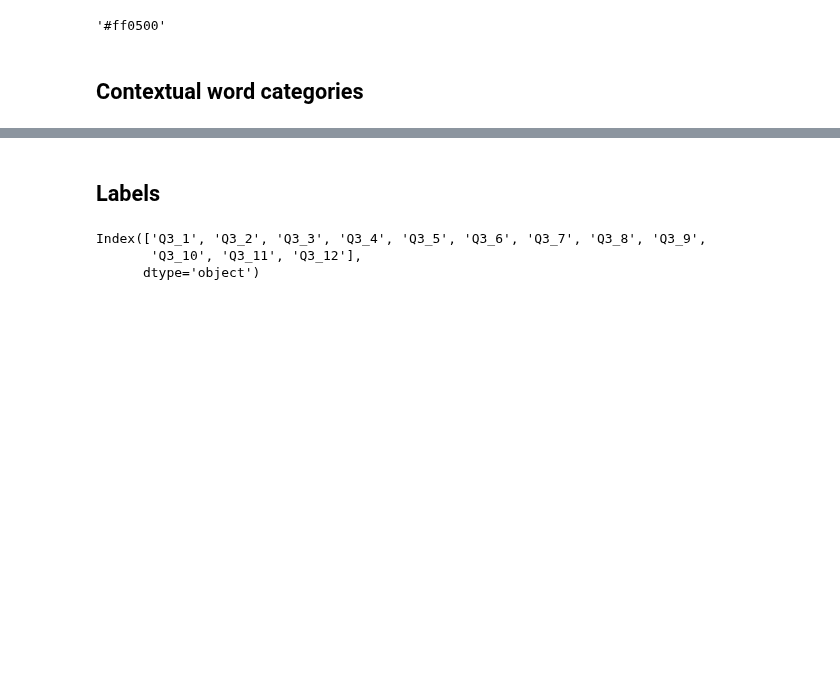
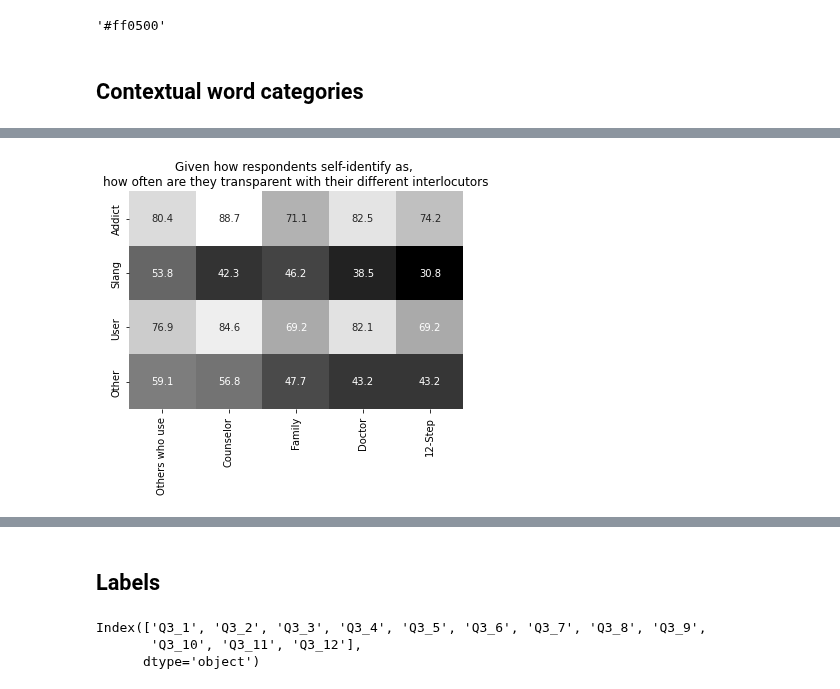
Before and after one commit to thorwhalen/likert, a Jupyter notebook: likert/examples/in_their_own_words/In their own words -- drug user self reference preferences.ipynb, the cells around one changed output, grey strips where cells are left out. Saved outputs shown, nothing was run; the diff lists cells and outputs as text; code cells hidden in the pictures; blank space fills up the shorter version.

Commit message:
feat: tables and data prep

```diff
--- a/likert/examples/in_their_own_words/In their own words -- drug user self reference preferences.ipynb
+++ b/likert/examples/in_their_own_words/In their own words -- drug user self reference preferences.ipynb
@@ -98,0 +34,3 @@ orig_shape
+# %%
+data, questions = get_data_and_questions()
+data.shape
@@ -105,8 +45,3 @@ Index(['SID', 'Q1', 'Q14', 'Q2_1', 'Q2_2', 'Q2_3', 'Q2_4', 'Q2_5', 'Q3_1',
        'Q6_6_TEXT', 'Q7', 'Q8', 'Education Number', 'Q9', 'Q10', 'Q11', 'Q12',
        'Q15', 'Education Number.1'],
       dtype='object')
-# %%
-if data.shape == orig_shape:
-    questions = data.iloc[0]
-    data.drop(axis=0, index=0, inplace=True)
-data.shape
@@ -667,0 +365,3 @@ plt.title("Percentage within term (not including self)");
+# %%
+n, missing, other_counts, term_counts, counts, total_counts, interlocutor_transparency_counts, interlocutor_total_counts, all_counts = \
+    get_multiple_counts(data, questions).values()
@@ -667,0 +525,19 @@ plt.title("Percentage within term (not including self)");
+# %%
+# from oplot import heatmap
+
+# def myheatmap(*args, **kwargs):
+#     heatmap(*args, **kwargs);
+#     plt.grid(False);
+
+from functools import partial, wraps
+import seaborn as sns
+from i2 import Pipe
+
+_heatmap = partial(sns.heatmap, annot=True, cbar=False)
+
+@wraps(sns.heatmap)
+def myheatmap(*args, fmt="d", cmap='gray', **kwargs):
+    plt.xticks(rotation=90);
+    return _heatmap(*args, **kwargs, cmap=cmap, fmt=fmt)
+
+myheatmap(counts); plt.title("Counts");
@@ -667,0 +546,11 @@ plt.title("Percentage within term (not including self)");
+# %%
+t, tt = proportion_and_confint(other_counts, term_counts)
+t *= 100
+myheatmap(t, fmt=".1f");
+plt.title(
+    "INTERLOCUTOR_TRANSPARENCY_PROPORTIONS\n"
+    "Given how respondents self-identify as, \n"
+    "how often are they transparent with their different interlocutors"
+);
+# %% [output]
+[figure, added]
```
Also changed, not shown: parts of 46 cells of this notebook, 1 other file.
